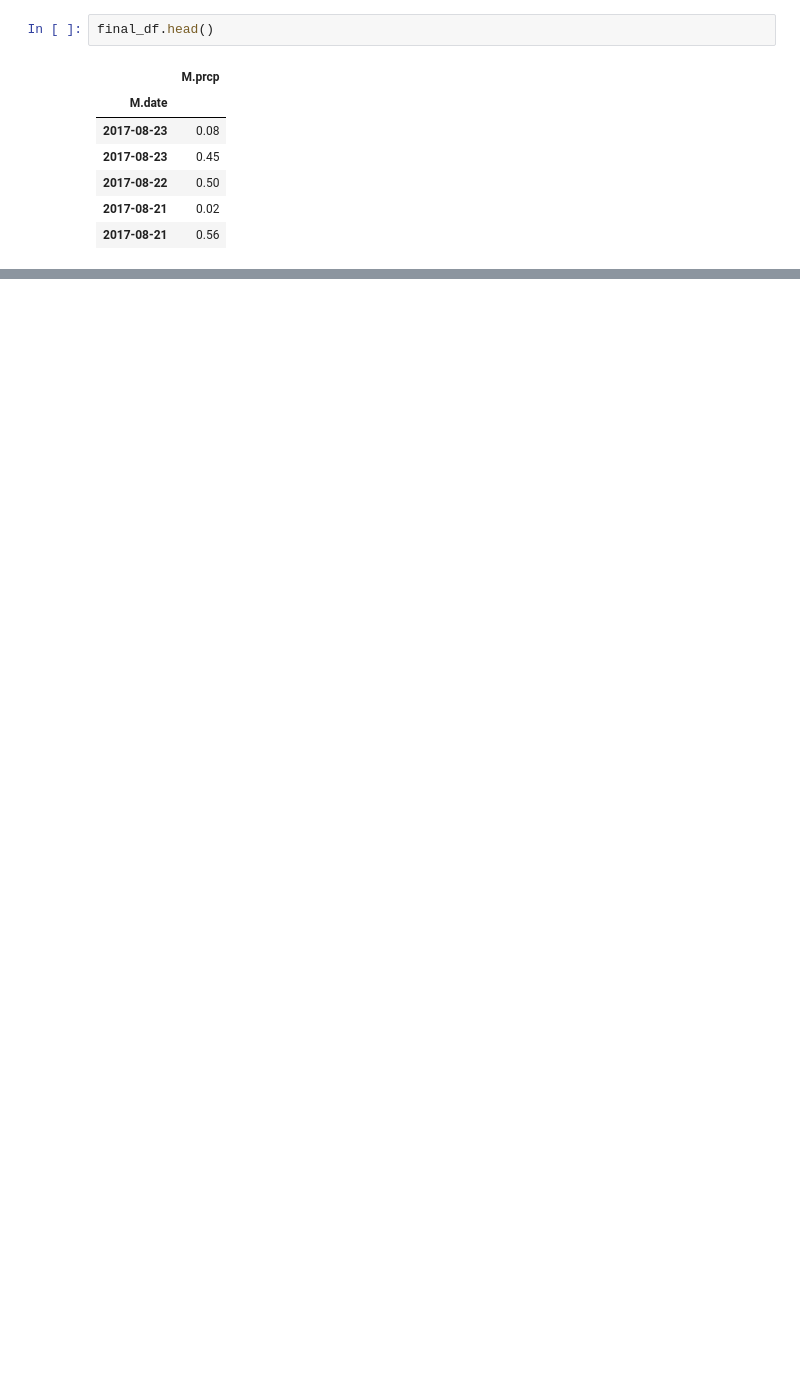
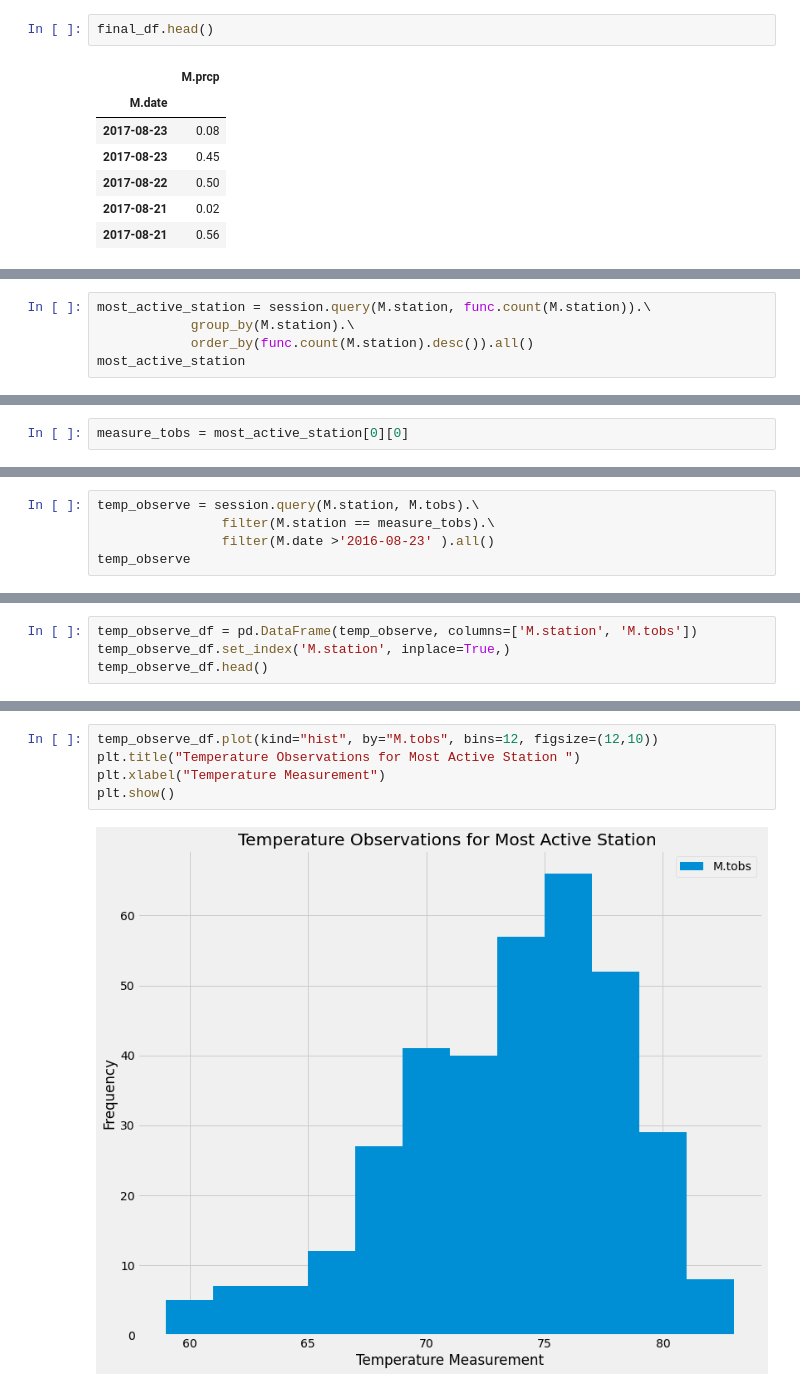
Before and after one commit to kofi-max/sqlalchemy-challenge, a Jupyter notebook: homework_solution.py-Copy1.ipynb, the cells around one changed output, grey strips where cells are left out. Cells and saved outputs as stored; diff of their text form; blank space fills up the shorter version.

```diff
--- a/homework_solution.py-Copy1.ipynb
+++ b/homework_solution.py-Copy1.ipynb
@@ -230,0 +309,5 @@ first_row.__dict__
+# %%
+most_active_station = session.query(M.station, func.count(M.station)).\
+            group_by(M.station).\
+            order_by(func.count(M.station).desc()).all()
+most_active_station
@@ -230,0 +324,2 @@ first_row.__dict__
+# %%
+measure_tobs = most_active_station[0][0]
@@ -230,0 +331,5 @@ first_row.__dict__
+# %%
+temp_observe = session.query(M.station, M.tobs).\
+                filter(M.station == measure_tobs).\
+                filter(M.date >'2016-08-23' ).all()
+temp_observe
@@ -230,0 +354,4 @@ first_row.__dict__
+# %%
+temp_observe_df = pd.DataFrame(temp_observe, columns=['M.station', 'M.tobs'])
+temp_observe_df.set_index('M.station', inplace=True,)
+temp_observe_df.head()
@@ -230,0 +378,7 @@ first_row.__dict__
+# %%
+temp_observe_df.plot(kind="hist", by="M.tobs", bins=12, figsize=(12,10))
+plt.title("Temperature Observations for Most Active Station ")
+plt.xlabel("Temperature Measurement")
+plt.show()
+# %% [output]
+[figure, added]
```
Also changed, not shown: parts of 46 cells of this notebook.
